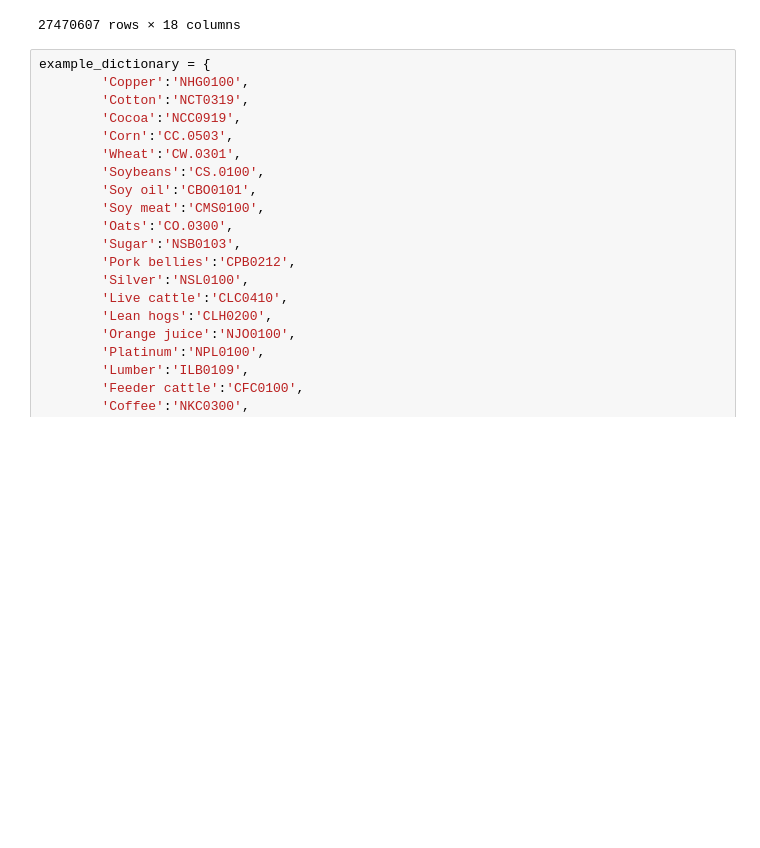
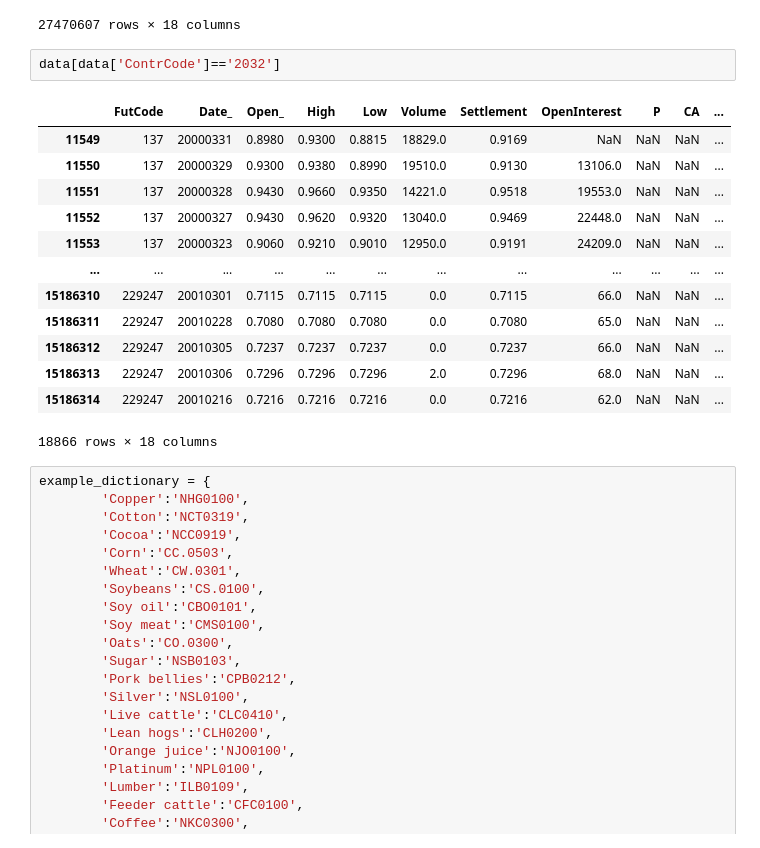
Before and after one commit to quantnoob/TSA_trading_strategy, a Jupyter notebook: data_processing.ipynb, the cells around one changed output. Cells and saved outputs as stored; diff of their text form; blank space fills up the shorter version.

```diff
--- a/data_processing.ipynb
+++ b/data_processing.ipynb
@@ -45,6 +46,22 @@ data
 | 27470605 | 443660 | 20221129 | 2.180000 | 2.180000 | 2.180000 | 0.0 | 2.180000 | NaN | NaN | NaN | ... |
 | 27470606 | 443661 | 20221129 | 2.002700 | 2.002700 | 2.002700 | 0.0 | 2.002700 | NaN | NaN | NaN | ... |
 27470607 rows × 18 columns
+# %%
+data[data['ContrCode']=='2032']
+# %% [output]
+|  | FutCode | Date_ | Open_ | High | Low | Volume | Settlement | OpenInterest | P | CA | ... |
+| 11549 | 137 | 20000331 | 0.8980 | 0.9300 | 0.8815 | 18829.0 | 0.9169 | NaN | NaN | NaN | ... |
+| 11550 | 137 | 20000329 | 0.9300 | 0.9380 | 0.8990 | 19510.0 | 0.9130 | 13106.0 | NaN | NaN | ... |
+| 11551 | 137 | 20000328 | 0.9430 | 0.9660 | 0.9350 | 14221.0 | 0.9518 | 19553.0 | NaN | NaN | ... |
+| 11552 | 137 | 20000327 | 0.9430 | 0.9620 | 0.9320 | 13040.0 | 0.9469 | 22448.0 | NaN | NaN | ... |
+| 11553 | 137 | 20000323 | 0.9060 | 0.9210 | 0.9010 | 12950.0 | 0.9191 | 24209.0 | NaN | NaN | ... |
+| ... | ... | ... | ... | ... | ... | ... | ... | ... | ... | ... | ... |
+| 15186310 | 229247 | 20010301 | 0.7115 | 0.7115 | 0.7115 | 0.0 | 0.7115 | 66.0 | NaN | NaN | ... |
+| 15186311 | 229247 | 20010228 | 0.7080 | 0.7080 | 0.7080 | 0.0 | 0.7080 | 65.0 | NaN | NaN | ... |
+| 15186312 | 229247 | 20010305 | 0.7237 | 0.7237 | 0.7237 | 0.0 | 0.7237 | 66.0 | NaN | NaN | ... |
+| 15186313 | 229247 | 20010306 | 0.7296 | 0.7296 | 0.7296 | 2.0 | 0.7296 | 68.0 | NaN | NaN | ... |
+| 15186314 | 229247 | 20010216 | 0.7216 | 0.7216 | 0.7216 | 0.0 | 0.7216 | 62.0 | NaN | NaN | ... |
+18866 rows × 18 columns
 # %%
 example_dictionary = {
         'Copper':'NHG0100',
```
Also changed, not shown: parts of 15 cells of this notebook.
